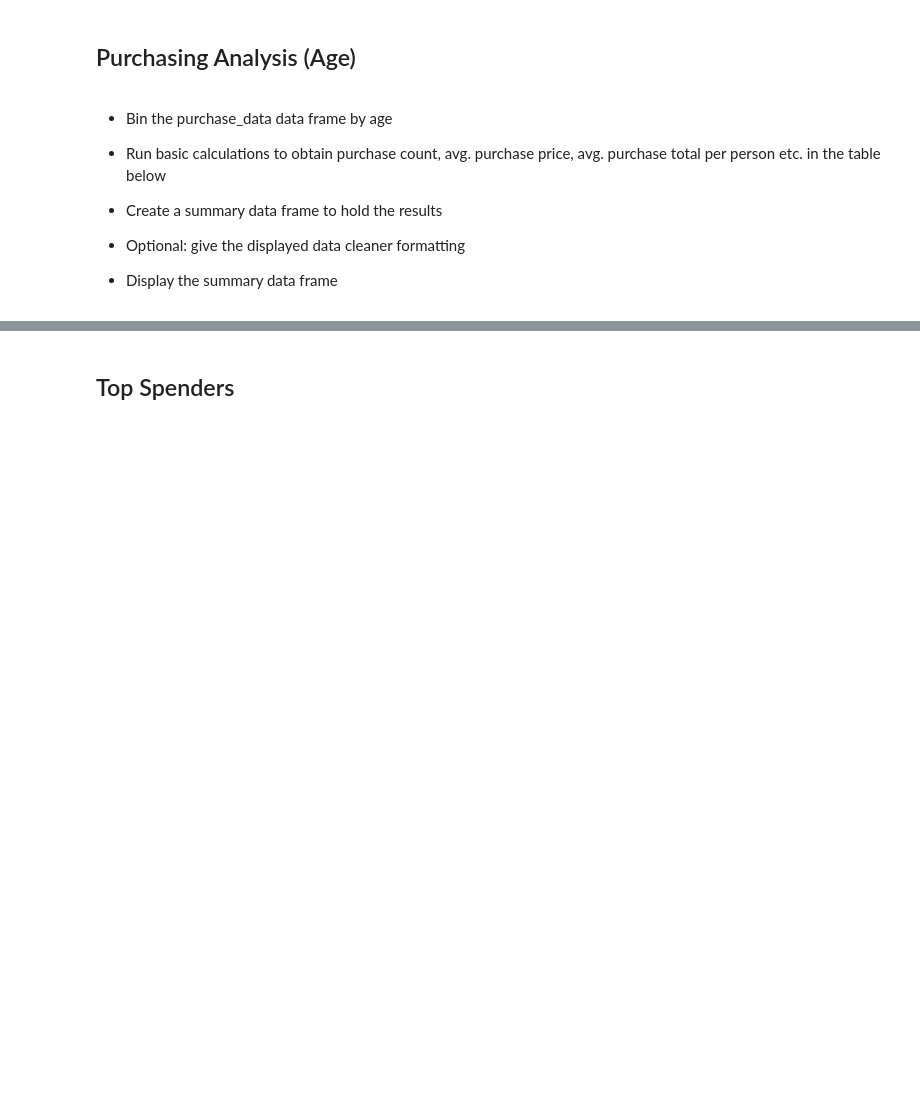
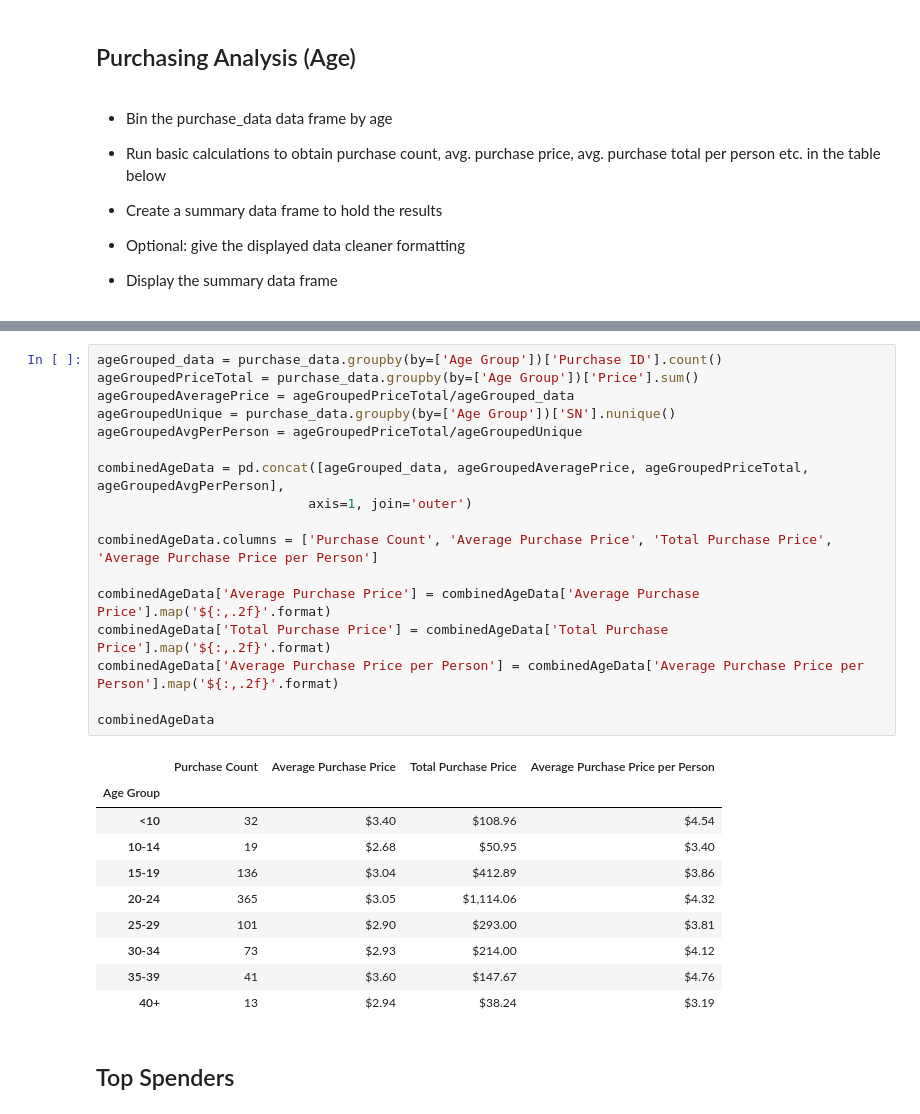
Before and after one commit to RebelDroid09/pandas-challenge, a Jupyter notebook: HeroesOfPymoli/HeroesOfPymoli_starter.ipynb, the cells around one changed output, grey strips where cells are left out. Drawn from its saved outputs; the diff is of its cells as text; blank space fills up the shorter version.

```diff
--- a/HeroesOfPymoli/HeroesOfPymoli_starter.ipynb
+++ b/HeroesOfPymoli/HeroesOfPymoli_starter.ipynb
@@ -264,3 +252,31 @@ playerAgeFrame
+# %%
+ageGrouped_data = purchase_data.groupby(by=['Age Group'])['Purchase ID'].count()
+ageGroupedPriceTotal = purchase_data.groupby(by=['Age Group'])['Price'].sum()
+ageGroupedAveragePrice = ageGroupedPriceTotal/ageGrouped_data
+ageGroupedUnique = purchase_data.groupby(by=['Age Group'])['SN'].nunique()
+ageGroupedAvgPerPerson = ageGroupedPriceTotal/ageGroupedUnique
+
+combinedAgeData = pd.concat([ageGrouped_data, ageGroupedAveragePrice, ageGroupedPriceTotal, ageGroupedAvgPerPerson],
+                           axis=1, join='outer')
+
+combinedAgeData.columns = ['Purchase Count', 'Average Purchase Price', 'Total Purchase Price', 'Average Purchase Price per Person']
+
+combinedAgeData['Average Purchase Price'] = combinedAgeData['Average Purchase Price'].map('${:,.2f}'.format)
+combinedAgeData['Total Purchase Price'] = combinedAgeData['Total Purchase Price'].map('${:,.2f}'.format)
+combinedAgeData['Average Purchase Price per Person'] = combinedAgeData['Average Purchase Price per Person'].map('${:,.2f}'.format)
+
+combinedAgeData
+# %% [output]
+|  | Purchase Count | Average Purchase Price | Total Purchase Price | Average Purchase Price per Person |
+| Age Group |  |  |  |  |
+| <10 | 32 | $3.40 | $108.96 | $4.54 |
+| 10-14 | 19 | $2.68 | $50.95 | $3.40 |
+| 15-19 | 136 | $3.04 | $412.89 | $3.86 |
+| 20-24 | 365 | $3.05 | $1,114.06 | $4.32 |
+| 25-29 | 101 | $2.90 | $293.00 | $3.81 |
+| 30-34 | 73 | $2.93 | $214.00 | $4.12 |
+| 35-39 | 41 | $3.60 | $147.67 | $4.76 |
+| 40+ | 13 | $2.94 | $38.24 | $3.19 |
 # %% [markdown]
 ## Top Spenders
 # %% [markdown]
```
Also changed, not shown: parts of 4 cells of this notebook.
